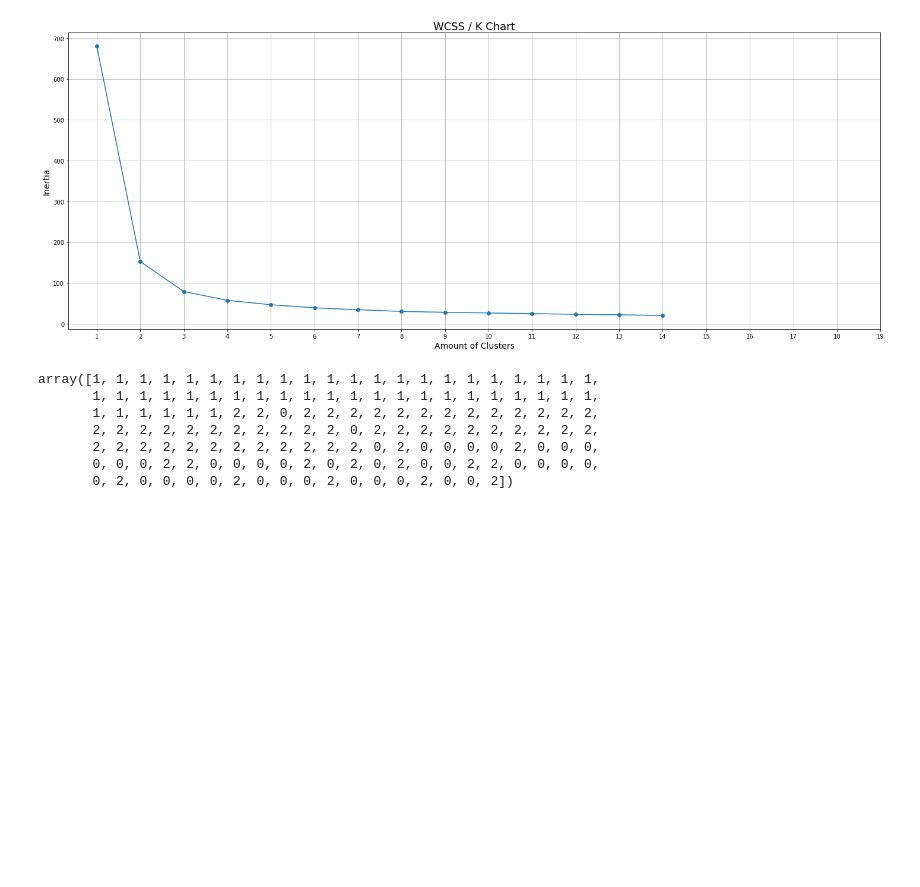
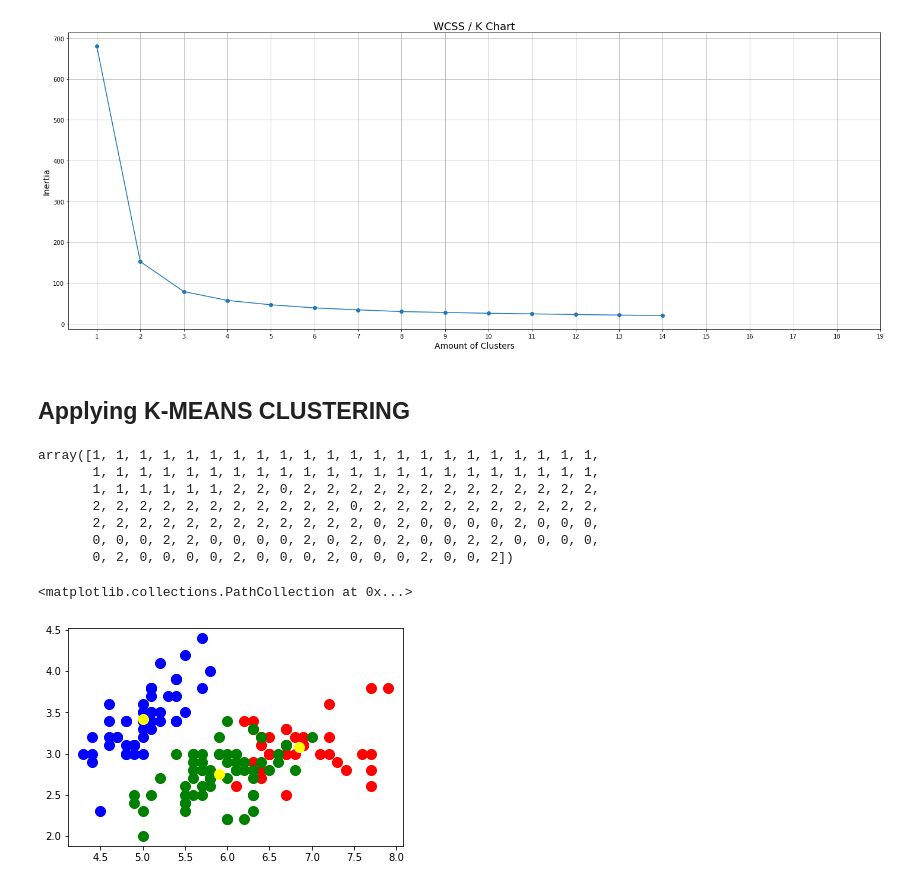
Before and after one commit to Thunderbolt9/Sparks-Foundation-task, a Jupyter notebook: Task-3/To Explore Unsupervised Machine Learning.ipynb, the cells around one changed output. Cells and saved outputs as stored; diff of their text form; code cells hidden in the pictures; blank space fills up the shorter version.

```diff
--- a/Task-3/To Explore Unsupervised Machine Learning.ipynb
+++ b/Task-3/To Explore Unsupervised Machine Learning.ipynb
@@ -41,16 +41,17 @@ PetalLengthCm    float64
 PetalWidthCm     float64
 Species           object
 dtype: object
+# %%
+x = iris_df.iloc[:,[1,2,3,4]].values
 # %% [markdown]
 # The elbow method
 # %%
-x = iris_df[['SepalLengthCm','SepalWidthCm','PetalLengthCm','PetalWidthCm']]
+from sklearn.cluster import KMeans
 
-from sklearn.cluster import KMeans
 wcss = []
 
-for j in range(1,15):
-    kmeans = KMeans(n_clusters = j)
+for k in range(1,15):
+    kmeans = KMeans(n_clusters=k)
     kmeans.fit(x)
     wcss.append(kmeans.inertia_)
 
@@ -66,4 +67,6 @@ plt.tight_layout()
 plt.show()
 # %% [output]
 [figure]
+# %% [markdown]
+## Applying K-MEANS CLUSTERING
 # %%
@@ -80,0 +95,11 @@ array([1, 1, 1, 1, 1, 1, 1, 1, 1, 1, 1, 1, 1, 1, 1, 1, 1, 1, 1, 1, 1, 1,
+# %%
+#Visualising the clusters
+plt.scatter(x[pred_kmeans == 0, 0], x[pred_kmeans == 0, 1], s = 100, c = 'red', label = 'Iris-setosa')
+plt.scatter(x[pred_kmeans == 1, 0], x[pred_kmeans == 1, 1], s = 100, c = 'blue', label = 'Iris-versicolour')
+plt.scatter(x[pred_kmeans == 2, 0], x[pred_kmeans == 2, 1], s = 100, c = 'green', label = 'Iris-virginica')
+
+#Plotting the centroids of the clusters
+plt.scatter(kmeans.cluster_centers_[:, 0], kmeans.cluster_centers_[:,1], s = 100, c = 'yellow', label = 'Centroids')
+# %% [output]
+<matplotlib.collections.PathCollection at 0x...>
+[figure, added]
```
Also changed, not shown: parts of 2 cells of this notebook.
